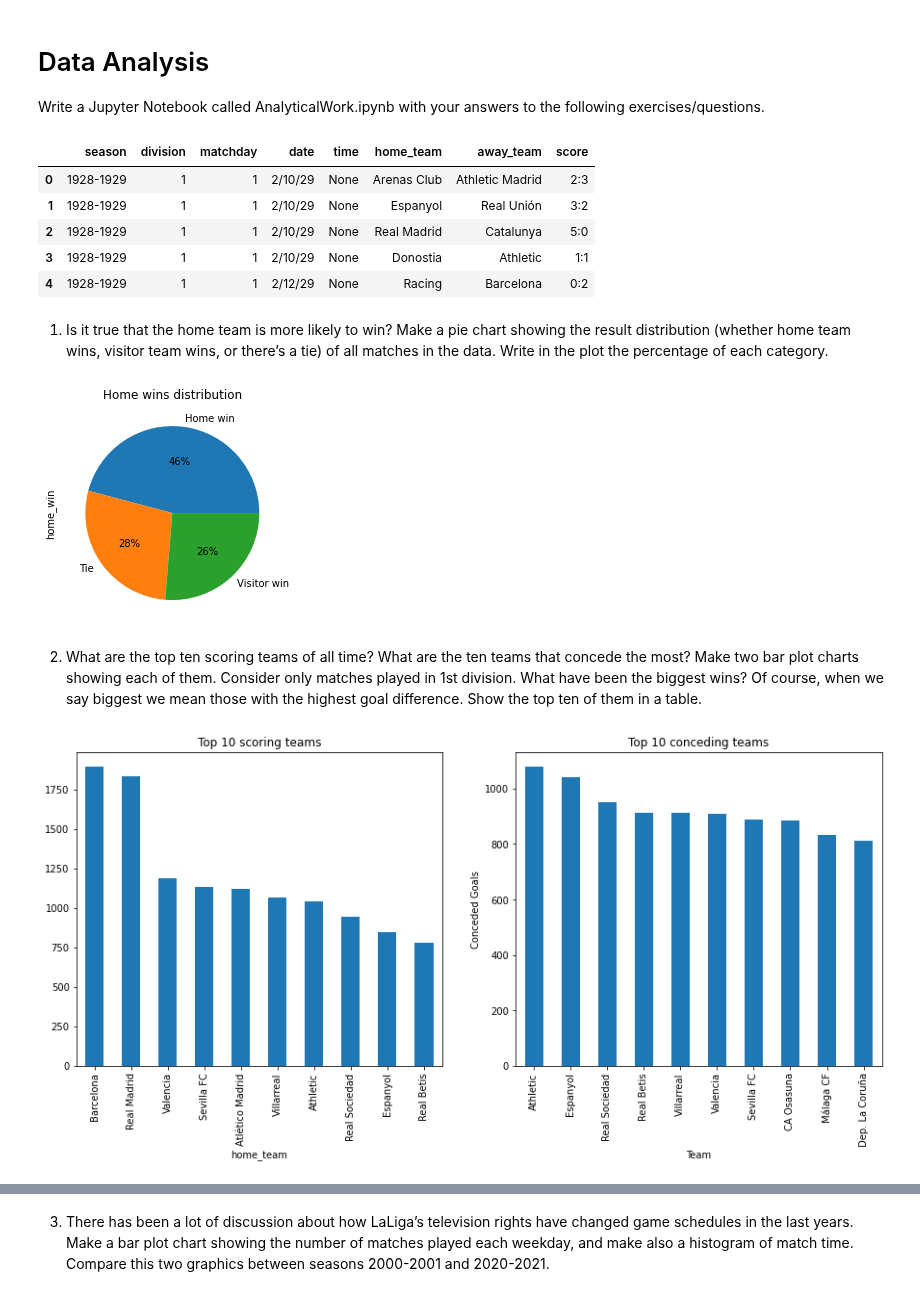
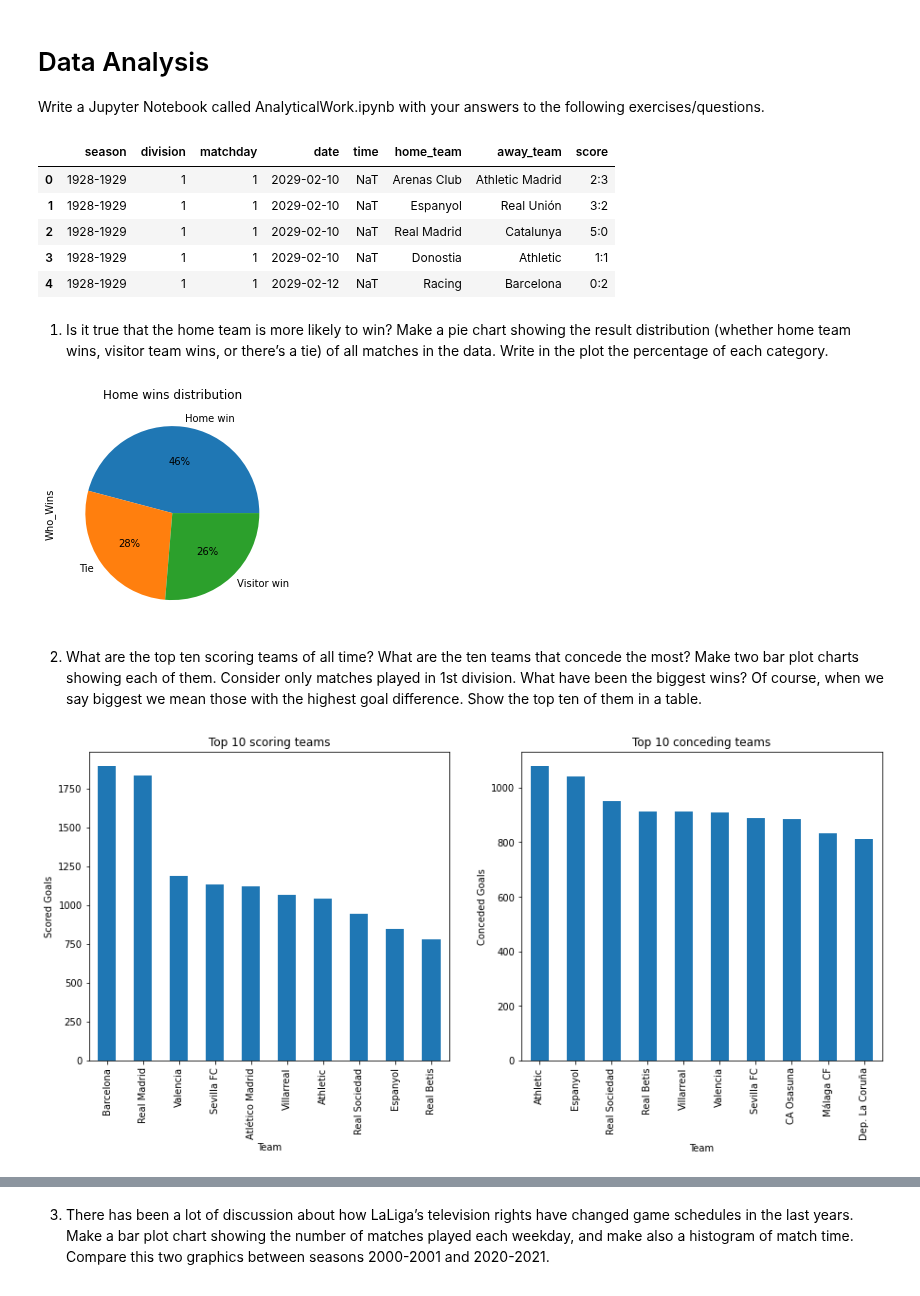
Before and after one commit to alexfulleda98/la-quiniela, a Jupyter notebook: analysis/LaLigaDataAnalysis.ipynb, the cells around one changed output, grey strips where cells are left out. Drawn from its saved outputs; the diff is of its cells as text; code cells hidden in the pictures.

```diff
--- a/analysis/LaLigaDataAnalysis.ipynb
+++ b/analysis/LaLigaDataAnalysis.ipynb
@@ -11,15 +12,15 @@ import warnings
 warnings.filterwarnings('ignore')
 # %%
 con = sqlite3.connect(r"../laliga.sqlite")
-df = pd.read_sql_query("SELECT * FROM Matches", con)
+df = pd.read_sql_query("SELECT * FROM Matches", con, parse_dates=['time', 'date'])
 df.head()
 # %% [output]
 |  | season | division | matchday | date | time | home_team | away_team | score |
-| 0 | 1928-1929 | 1 | 1 | 2/10/29 | None | Arenas Club | Athletic Madrid | 2:3 |
-| 1 | 1928-1929 | 1 | 1 | 2/10/29 | None | Espanyol | Real Unión | 3:2 |
-| 2 | 1928-1929 | 1 | 1 | 2/10/29 | None | Real Madrid | Catalunya | 5:0 |
-| 3 | 1928-1929 | 1 | 1 | 2/10/29 | None | Donostia | Athletic | 1:1 |
-| 4 | 1928-1929 | 1 | 1 | 2/12/29 | None | Racing | Barcelona | 0:2 |
+| 0 | 1928-1929 | 1 | 1 | 2029-02-10 | NaT | Arenas Club | Athletic Madrid | 2:3 |
+| 1 | 1928-1929 | 1 | 1 | 2029-02-10 | NaT | Espanyol | Real Unión | 3:2 |
+| 2 | 1928-1929 | 1 | 1 | 2029-02-10 | NaT | Real Madrid | Catalunya | 5:0 |
+| 3 | 1928-1929 | 1 | 1 | 2029-02-10 | NaT | Donostia | Athletic | 1:1 |
+| 4 | 1928-1929 | 1 | 1 | 2029-02-12 | NaT | Racing | Barcelona | 0:2 |
 # %% [markdown]
 1. Is it true that the home team is more likely to win? Make a pie chart showing the result distribution (whether home team wins, visitor team wins, or
 there’s a tie) of all matches in the data. Write in the plot the percentage of
@@ -28,13 +29,13 @@ each category.
 df[["home_goals", "away_goals"]] = df["score"].str.split(":", expand=True).astype(float)
 df2=df.dropna()
 df2["goal diff"] = (df2["home_goals"]  - df2["away_goals"])
-df2["home_win"] = np.where(df2["goal diff"] > 0, "Home win", np.where(df2["goal diff"] < 0, "Visitor win", "Tie"))
-home_wins_count = df2["home_win"].value_counts()
+df2["Who_Wins"] = np.where(df2["goal diff"] > 0, "Home win", np.where(df2["goal diff"] < 0, "Visitor win", "Tie"))
+home_wins_count = df2["Who_Wins"].value_counts()
 ax = home_wins_count.plot(kind = 'pie', autopct = '%1.0f%%')
 ax.set_title("Home wins distribution")
 plt.show()
 # %% [output]
-[figure, old version]
+[figure, new version]
 # %% [markdown]
 2. What are the top ten scoring teams of all time? What are the ten teams
 that concede the most? Make two bar plot charts showing each of them.
@@ -44,23 +45,25 @@ those with the highest goal difference. Show the top ten of them in a table.
 # %%
 first_division = df2[df2.division == 1]
 scored_goals = first_division.pivot_table('home_goals', 'home_team', aggfunc=np.sum)
 scored_goals['away_goals'] = first_division.pivot_table('away_goals', 'away_team', aggfunc=np.sum)
 scored_goals['total_goals'] = scored_goals['away_goals'] + scored_goals['home_goals']
 plt.figure(figsize=(15,6))
 plt.subplot(1, 2, 1)
 ax = scored_goals['total_goals'].sort_values(ascending=False).head(10).plot(kind='bar')
 ax.set_title('Top 10 scoring teams')
+ax.set_ylabel('Scored Goals')
+ax.set_xlabel('Team')
 conceded_goals = first_division.pivot_table('home_goals', 'away_team', aggfunc=np.sum)
 conceded_goals['away_goals'] = first_division.pivot_table('away_goals', 'home_team', aggfunc=np.sum)
 conceded_goals['total_goals'] = conceded_goals['away_goals'] + conceded_goals['home_goals']
 plt.subplot(1, 2, 2)
 ax2 = conceded_goals['total_goals'].sort_values(ascending=False).head(10).plot(kind='bar')
 ax2.set_title('Top 10 conceding teams')
 ax2.set_xlabel('Team')
 ax2.set_ylabel('Conceded Goals')
 plt.show()
 # %% [output]
-[figure, old version]
+[figure, new version]
 # %%
 first_division['abs_diff'] = abs(first_division['goal diff'])
 biggest_wins = first_division.sort_values('abs_diff', ascending = False).head(10)
```
Also changed, not shown: parts of 3 cells of this notebook.
